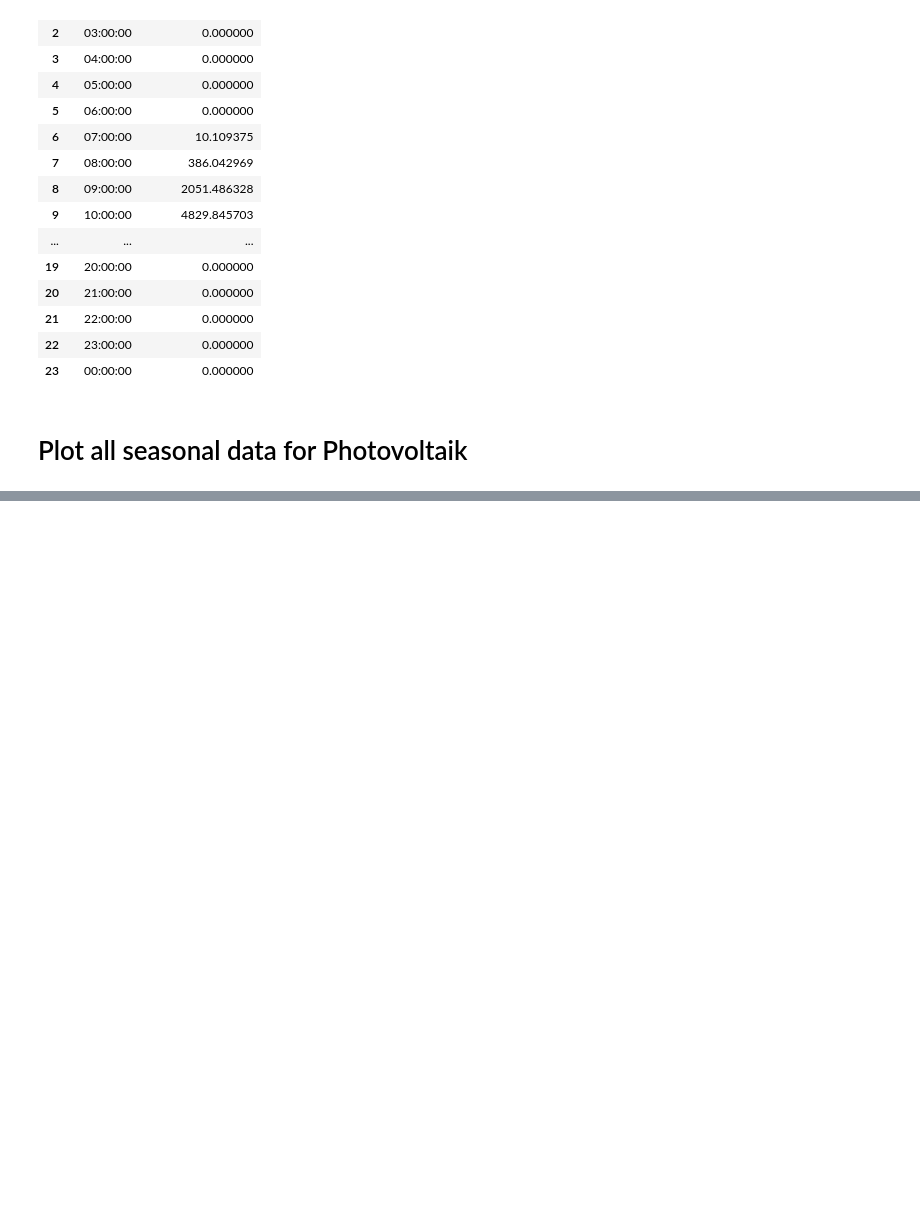
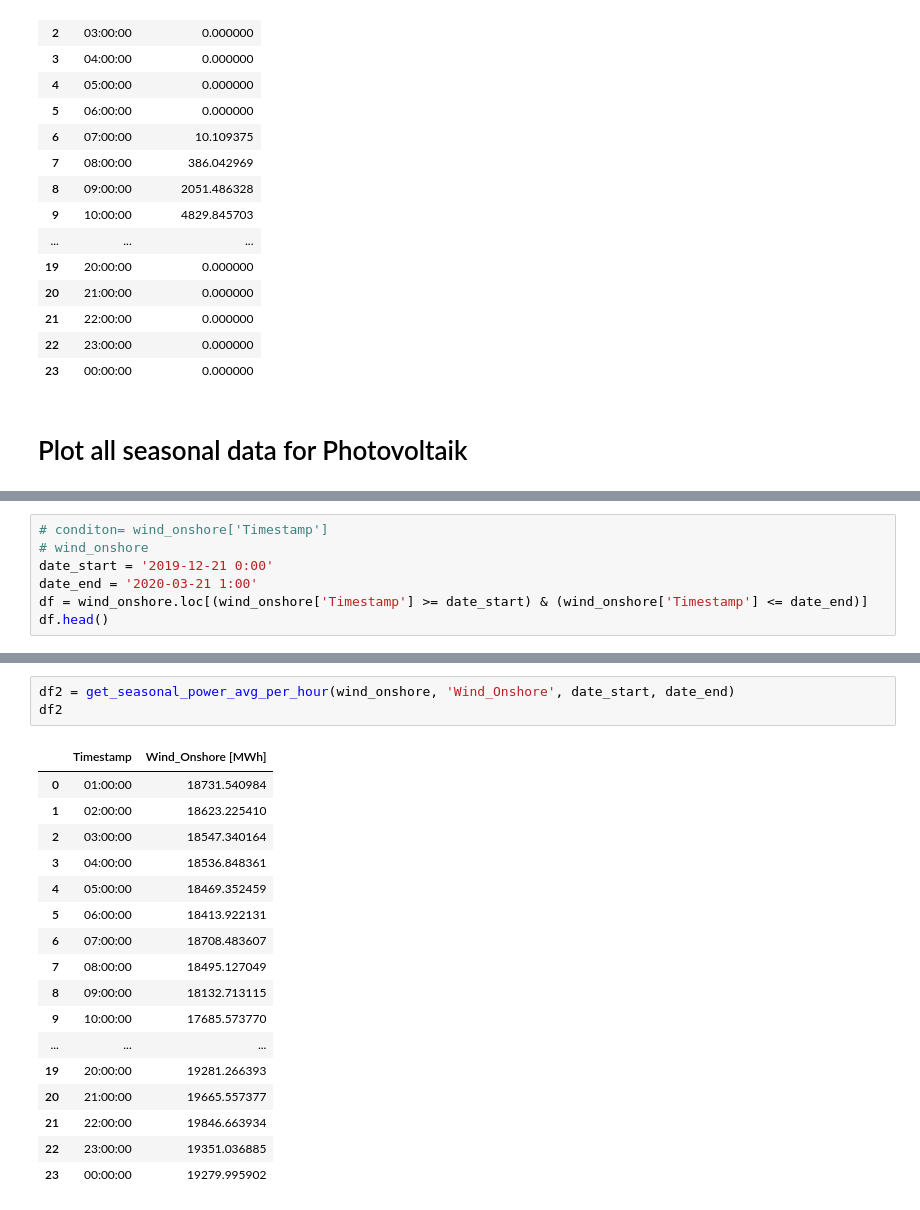
Before and after one commit to Arassc/energy-analysis-and-predictions, a Jupyter notebook: notebooks/load_green_energy_data.ipynb, the cells around one changed output, grey strips where cells are left out. Cells and saved outputs as stored; diff of their text form; blank space fills up the shorter version.

```diff
--- a/notebooks/load_green_energy_data.ipynb
+++ b/notebooks/load_green_energy_data.ipynb
@@ -487,0 +458,7 @@ plot_all_seasonal_data_for_one_energy(seasons_data,'Photovoltaik')
+# %%
+# conditon= wind_onshore['Timestamp']
+# wind_onshore
+date_start = '2019-12-21 0:00'
+date_end = '2020-03-21 1:00'
+df = wind_onshore.loc[(wind_onshore['Timestamp'] >= date_start) & (wind_onshore['Timestamp'] <= date_end)]
+df.head()
@@ -487,0 +472,21 @@ plot_all_seasonal_data_for_one_energy(seasons_data,'Photovoltaik')
+# %%
+df2 = get_seasonal_power_avg_per_hour(wind_onshore, 'Wind_Onshore', date_start, date_end)
+df2
+# %% [output]
+|  | Timestamp | Wind_Onshore [MWh] |
+| 0 | 01:00:00 | 18731.540984 |
+| 1 | 02:00:00 | 18623.225410 |
+| 2 | 03:00:00 | 18547.340164 |
+| 3 | 04:00:00 | 18536.848361 |
+| 4 | 05:00:00 | 18469.352459 |
+| 5 | 06:00:00 | 18413.922131 |
+| 6 | 07:00:00 | 18708.483607 |
+| 7 | 08:00:00 | 18495.127049 |
+| 8 | 09:00:00 | 18132.713115 |
+| 9 | 10:00:00 | 17685.573770 |
+| ... | ... | ... |
+| 19 | 20:00:00 | 19281.266393 |
+| 20 | 21:00:00 | 19665.557377 |
+| 21 | 22:00:00 | 19846.663934 |
+| 22 | 23:00:00 | 19351.036885 |
+| 23 | 00:00:00 | 19279.995902 |
```
Also changed, not shown: parts of 21 cells of this notebook, 6 other files.
